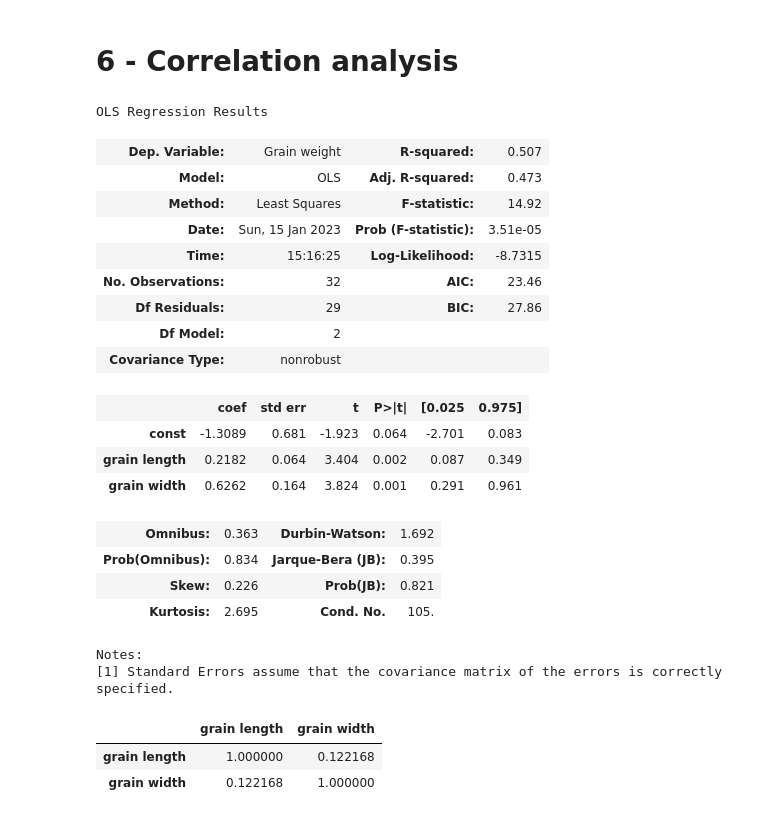
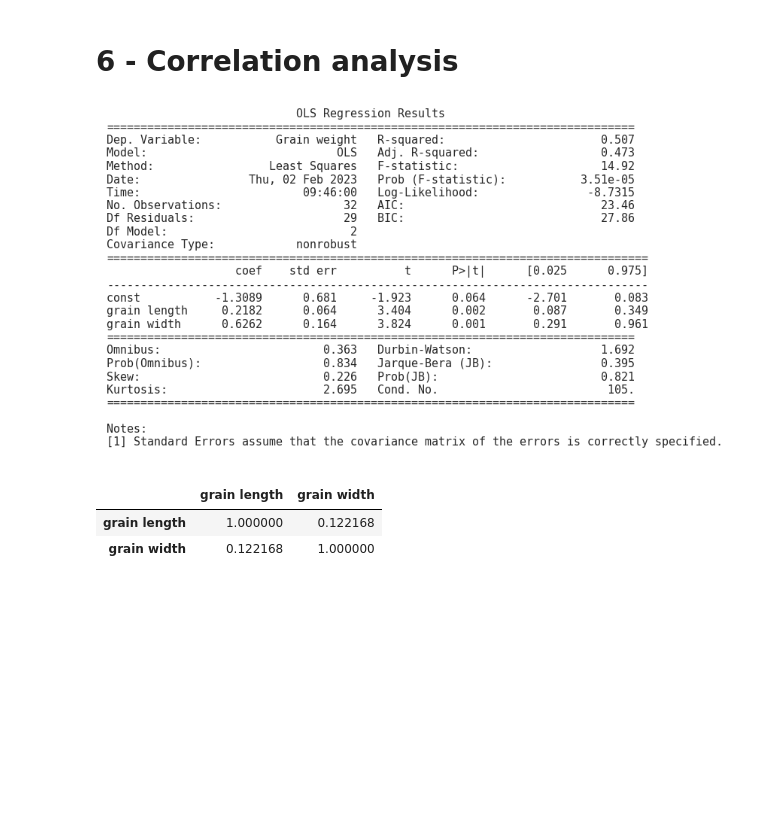
Before and after one commit to Ph1eu/Bioinformatic-Methods-For-Rice-Gene, a Jupyter notebook: PhenotypeCorrelationAnalysis.ipynb, the cells around one changed output. Saved outputs shown, nothing was run; the diff lists cells and outputs as text; code cells hidden in the pictures; blank space fills up the shorter version.

Commit message:
output image for stat model

```diff
--- a/PhenotypeCorrelationAnalysis.ipynb
+++ b/PhenotypeCorrelationAnalysis.ipynb
@@ -96,31 +96,18 @@ plt.savefig("GrainWidth.svg")
 # %%
 x = df[["grain length","grain width"]]
 y = df["Grain weight"]
 x = sm.add_constant(x)
 model = sm.OLS(y,x)
 res = model.fit()
 res.summary()
+plt.rc('figure', figsize=(12, 7))
+
+plt.text(0.01, 0.05, str(res.summary()), {'fontsize': 15}, fontproperties = 'monospace')
+plt.axis('off')
+plt.tight_layout()
+plt.savefig('output.svg')
 # %% [output]
-OLS Regression Results
-| Dep. Variable: | Grain weight | R-squared: | 0.507 |
-| Model: | OLS | Adj. R-squared: | 0.473 |
-| Method: | Least Squares | F-statistic: | 14.92 |
-| Date: | Sun, 15 Jan 2023 | Prob (F-statistic): | 3.51e-05 |
-| Time: | 15:16:25 | Log-Likelihood: | -8.7315 |
-| No. Observations: | 32 | AIC: | 23.46 |
-| Df Residuals: | 29 | BIC: | 27.86 |
-| Df Model: | 2 |  |  |
-| Covariance Type: | nonrobust |  |  |
-|  | coef | std err | t | P>|t| | [0.025 | 0.975] |
-| const | -1.3089 | 0.681 | -1.923 | 0.064 | -2.701 | 0.083 |
-| grain length | 0.2182 | 0.064 | 3.404 | 0.002 | 0.087 | 0.349 |
-| grain width | 0.6262 | 0.164 | 3.824 | 0.001 | 0.291 | 0.961 |
-| Omnibus: | 0.363 | Durbin-Watson: | 1.692 |
-| Prob(Omnibus): | 0.834 | Jarque-Bera (JB): | 0.395 |
-| Skew: | 0.226 | Prob(JB): | 0.821 |
-| Kurtosis: | 2.695 | Cond. No. | 105. |
-Notes:
-[1] Standard Errors assume that the covariance matrix of the errors is correctly specified.
+[figure, added]
 # %%
 df[["grain length","grain width"]].corr()
 # %% [output]
```
Also changed, not shown: 4 other files.
